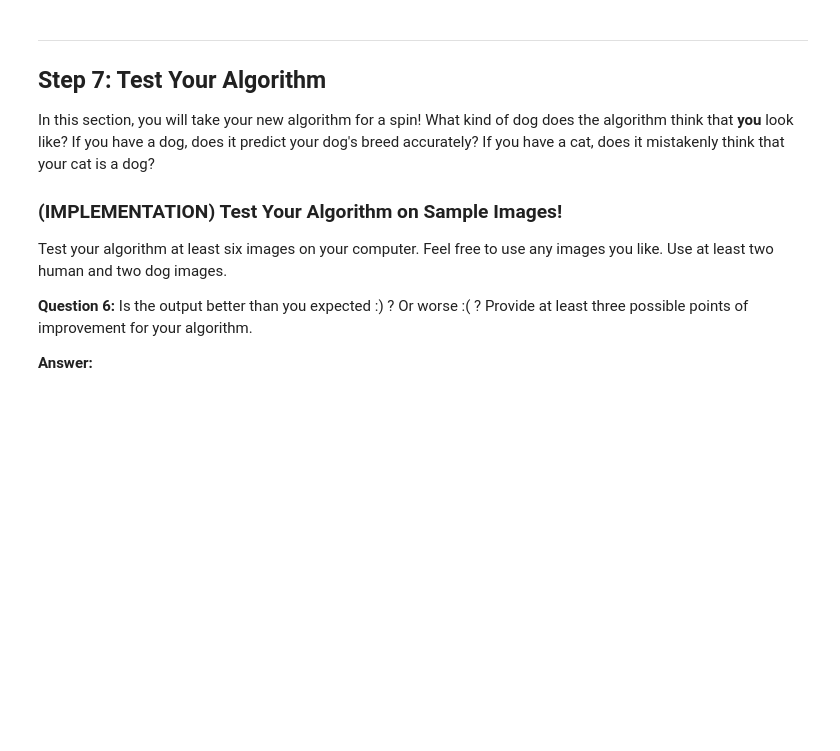
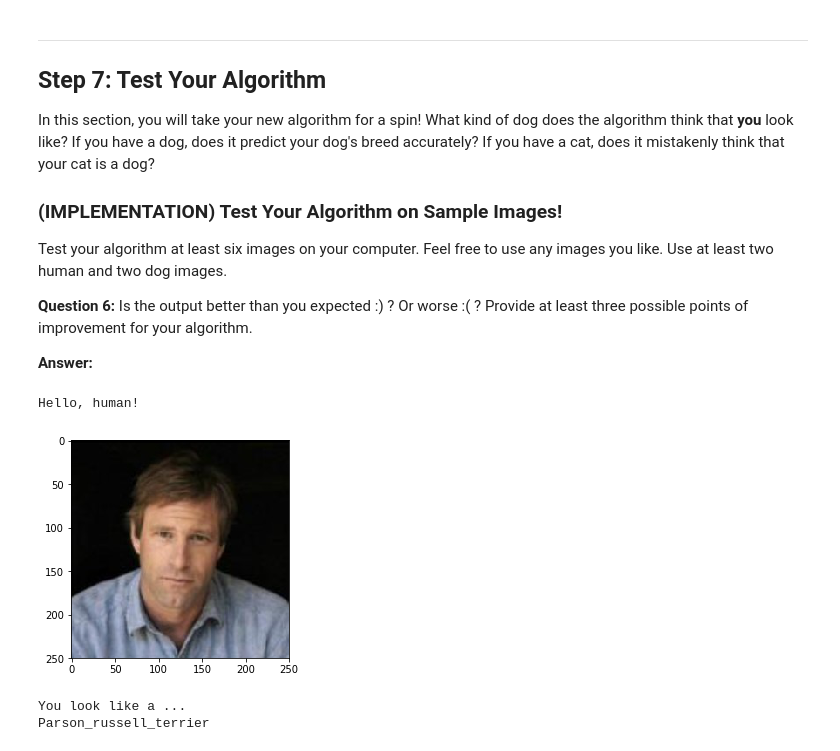
Before and after one commit to weizhi-luo/Udacity-Artificial-Intelligence, a Jupyter notebook: Projects/dog-project/dog_app.ipynb, the cells around one changed output. Drawn from its saved outputs; the diff is of its cells as text; code cells hidden in the pictures; blank space fills up the shorter version.

```diff
--- a/Projects/dog-project/dog_app.ipynb
+++ b/Projects/dog-project/dog_app.ipynb
@@ -739,8 +847,9 @@ Train your model in the code cell below.  Use model checkpointing to save the mo
 You are welcome to [augment the training data](https://blog.keras.io/building-powerful-image-classification-models-using-very-little-data.html), but this is not a requirement.
 # %%
 ### TODO: Train the model.
-checkpointer = ModelCheckpoint(filepath='saved_models/weights.best.InceptionV3.hdf5', verbose=1, save_best_only=True)
+checkpointer = ModelCheckpoint(filepath='saved_models/weights.best.InceptionV3.hdf5',
+                               verbose=1, save_best_only=True)
 
 InceptionV3_model.fit(train_InceptionV3, train_targets,
           validation_data=(valid_InceptionV3, valid_targets),
-          epochs=20, batch_size=20, callbacks=[checkpointer], verbose=1)
+          epochs=15, batch_size=20, callbacks=[checkpointer], verbose=1)
@@ -748,6 +876,7 @@ InceptionV3_model.fit(train_InceptionV3, train_targets,
 ### (IMPLEMENTATION) Load the Model with the Best Validation Loss
 # %%
 ### TODO: Load the model weights with the best validation loss.
+InceptionV3_model.load_weights('saved_models/weights.best.InceptionV3.hdf5')
 # %% [markdown]
 ### (IMPLEMENTATION) Test the Model
 
@@ -772,6 +910,10 @@ where `{network}`, in the above filename, should be one of `VGG19`, `Resnet50`,
 # %%
 ### TODO: Write a function that takes a path to an image as input
 ### and returns the dog breed that is predicted by the model.
+def InceptionV3_predict_breed(img_path):
+    bottleneck_feature = extract_InceptionV3(path_to_tensor(img_path))
+    predicted_vector = InceptionV3_model.predict(bottleneck_feature)
+    return dog_names[np.argmax(predicted_vector)]
 # %% [markdown]
 ---
 <a id='step6'></a>
@@ -796,3 +935,27 @@ Some sample output for our algorithm is provided below, but feel free to design
+# %%
+### TODO: Write your algorithm.
+### Feel free to use as many code cells as needed.
+import matplotlib.image as mpimg
+
+def dog_breed_predictor_resembler(img_path):
+    is_human = False
+    is_dog = False
+    neither = False
+    img=mpimg.imread(img_path)
+
+    if face_detector(img_path):
+        is_human = True
+    elif dog_detector(img_path):
+        is_dog = True
+    else:
+        neither = True
+
+    print('Hello, ' + ('human!' if is_human else 'dog!' if is_dog else ''))
+    plt.figure()
+    plt.imshow(img)
+    plt.show()
+    print('You look like a ...' if is_human else 'You are a ...' if is_dog else 'You are not human or dog.')
+    print('%s\n'%InceptionV3_predict_breed(img_path) if is_human or is_dog else '')
 # %% [markdown]
 ---
 <a id='step7'></a>
@@ -810,4 +973,10 @@ __Answer:__
 # %%
 ## TODO: Execute your algorithm from Step 6 on
 ## at least 6 images on your computer.
 ## Feel free to use as many code cells as needed.
+dog_breed_predictor_resembler('lfw/Aaron_Eckhart/Aaron_Eckhart_0001.jpg')
+# %% [output]
+Hello, human!
+[figure, added]
+You look like a ...
+Parson_russell_terrier
```
Also changed, not shown: parts of 25 cells of this notebook.
